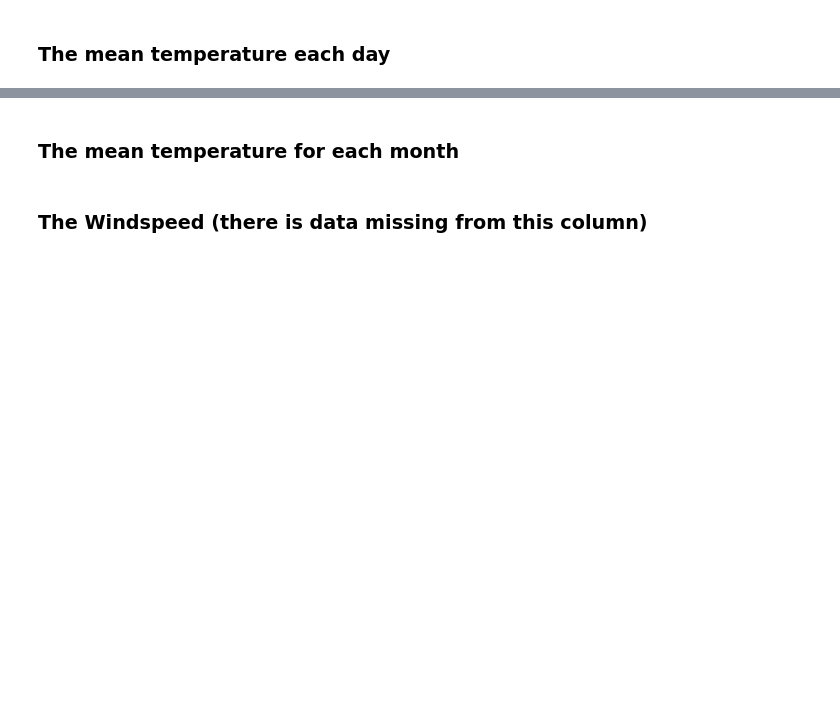
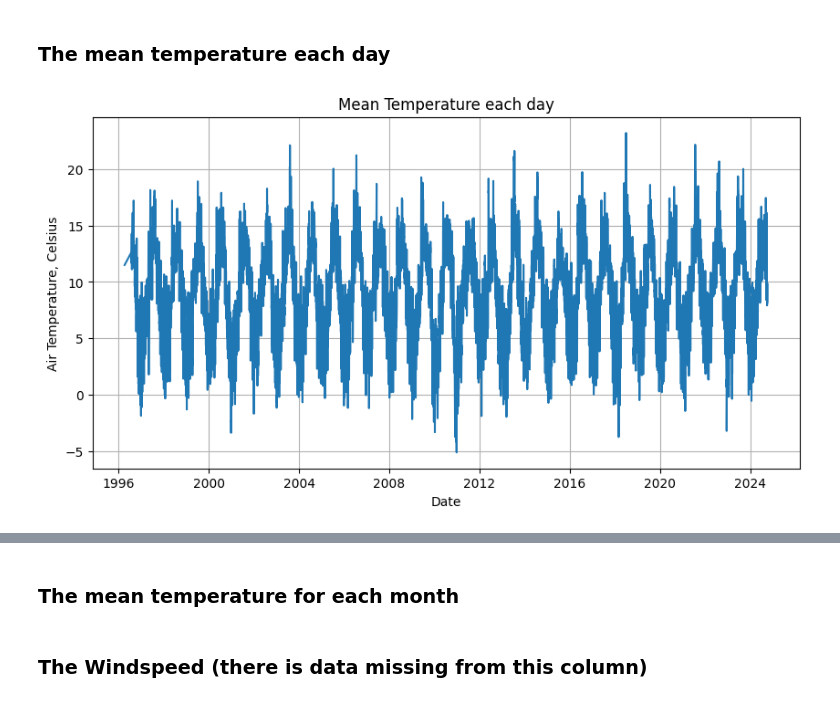
Before and after one commit to Kate-217/pogramming_for_data_analytics, a Jupyter notebook: assignments/assignment_6_Weather.ipynb, the cells around one changed output, grey strips where cells are left out. Saved outputs shown, nothing was run; the diff lists cells and outputs as text; code cells hidden in the pictures; blank space fills up the shorter version.

```diff
--- a/assignments/assignment_6_Weather.ipynb
+++ b/assignments/assignment_6_Weather.ipynb
@@ -84,2 +97,19 @@ vis:   -  Visibility (m) - 25.03%<br>
 # %% [markdown]
 ### The mean temperature each day
+# %%
+#print(data[['date','temp']].head(2))
+
+# Getting mean for each day
+grouped_data = data.groupby(data['date'].dt.date)['temp'].mean().reset_index()
+grouped_data.columns = ['date', 'avg_temp']
+
+# plot
+plt.figure(figsize=(10, 5))
+plt.plot(grouped_data['date'], grouped_data['avg_temp'])
+plt.ylabel('Air Temperature, Celsius')
+plt.xlabel('Date')
+plt.grid()
+plt.title("Mean Temperature each day")
+plt.show()
+# %% [output]
+[figure, added]
```
Also changed, not shown: parts of 3 cells of this notebook.
